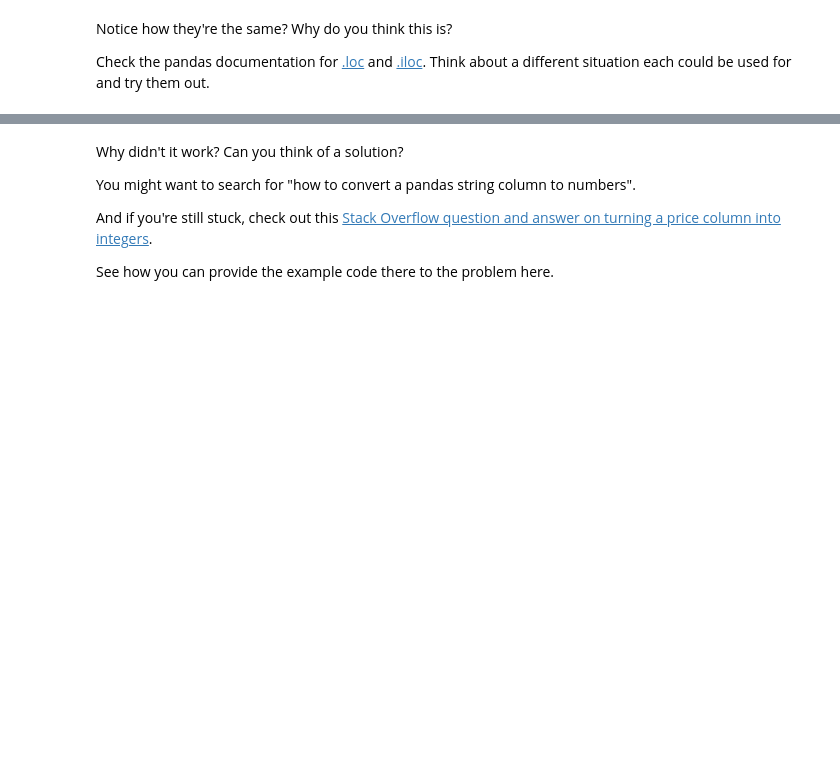
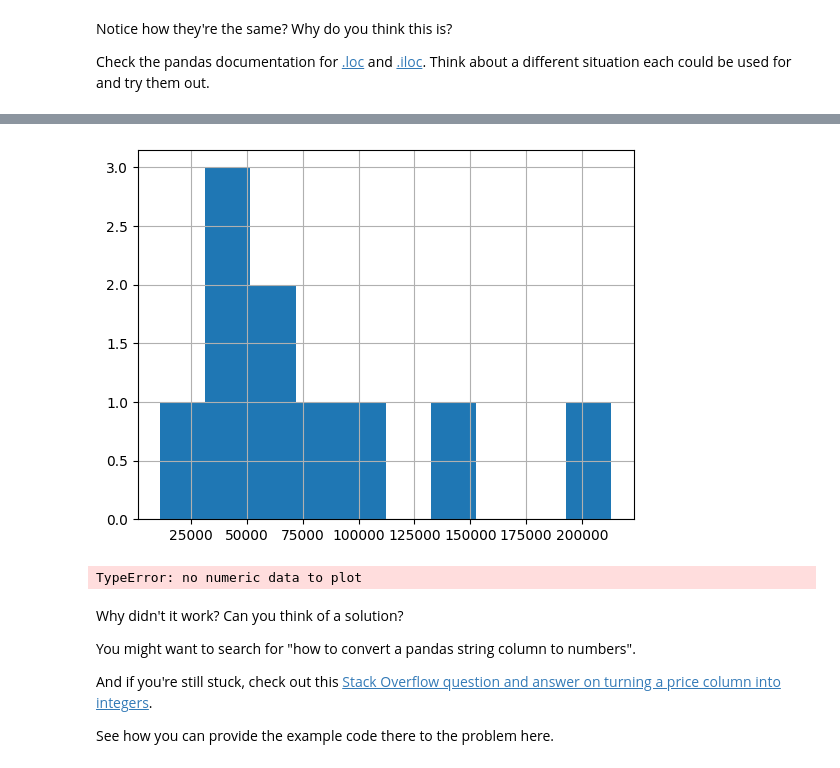
Before and after one commit to Ramakant-Tiwari/100-days-of-web-development, a Jupyter notebook: section-2-data-science-and-ml-tools/pandas-exercises.ipynb, the cells around one changed output, grey strips where cells are left out. Saved outputs shown, nothing was run; the diff lists cells and outputs as text; code cells hidden in the pictures; blank space fills up the shorter version.

```diff
--- a/section-2-data-science-and-ml-tools/pandas-exercises.ipynb
+++ b/section-2-data-science-and-ml-tools/pandas-exercises.ipynb
@@ -96,7 +243,13 @@ Check the pandas documentation for [.loc](https://pandas.pydata.org/pandas-docs/
 # %%
 # Create a histogram of the Odometer column using hist()
+odo.hist();
+# %% [output]
+[figure, added]
 # %%
 # Try to plot the Price column using plot()
+cs["Price"].plot();
+# %% [output]
+TypeError: no numeric data to plot
 # %% [markdown]
 Why didn't it work? Can you think of a solution?
 
```
Also changed, not shown: parts of 54 cells of this notebook.
